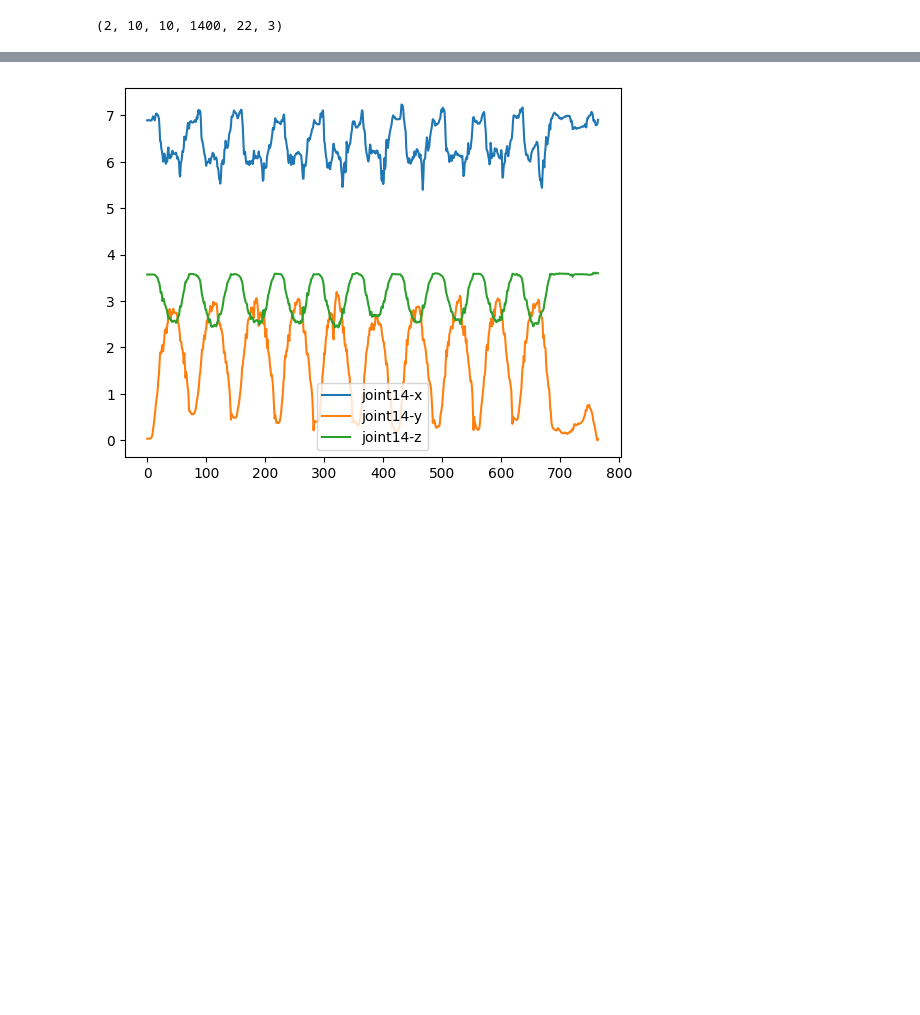
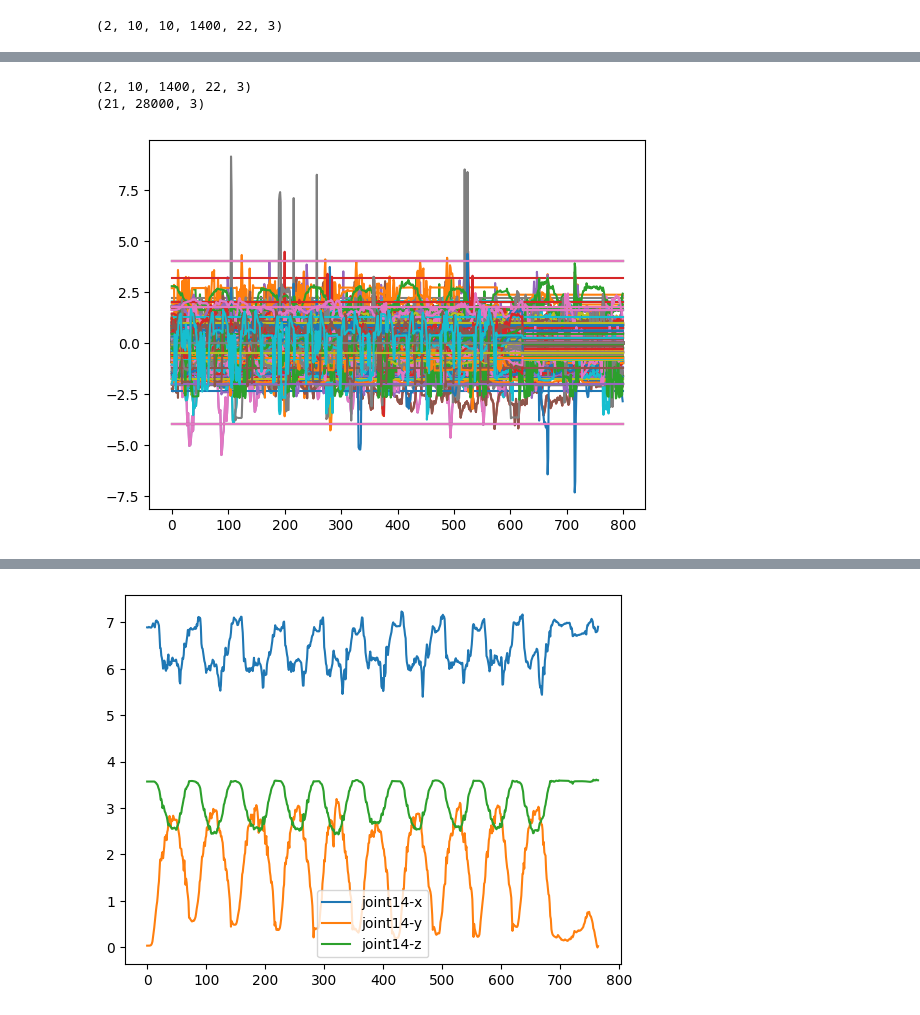
Before and after one commit to z1ko/ActionQ, a Jupyter notebook: notebooks/ui-prmd.ipynb, the cells around one changed output, grey strips where cells are left out. Cells and saved outputs as stored; diff of their text form; code cells hidden in the pictures; blank space fills up the shorter version.

Commit message:
adds support for uiprmd

```diff
--- a/notebooks/ui-prmd.ipynb
+++ b/notebooks/ui-prmd.ipynb
@@ -100,0 +120,29 @@ print(complete_padded_data.shape)
+# %%
+# Standardize all data in exercise 1, each joint is indipendent
+
+exercise = np.copy(complete_padded_data[:, 0, ...])
+print(exercise.shape)
+
+# Removes weist, it is always at 0,0,0
+exercise = np.delete(exercise, 0, axis=3)
+
+C, S, L, J, F = exercise.shape
+exercise = ein.rearrange(exercise, "C S L J F -> J (C S L) F")
+print(exercise.shape)
+
+for joint in range(0, 21):
+    scaler = preprocessing.RobustScaler()
+    joint_data = scaler.fit_transform(exercise[joint, :, :])
+    exercise[joint, :, :] = joint_data
+
+exercise = ein.rearrange(exercise, "J (C S L) F -> C S L J F", S=S, L=L, J=J)
+
+tmp = ein.rearrange(exercise, "C S L J F -> C L (S J F)")
+plt.plot(tmp[0, :800, :])
+plt.show()
+
+save_data_object(exercise, 'uiprmd_e1_scaled.pkl')
+# %% [output]
+(2, 10, 1400, 22, 3)
+(21, 28000, 3)
+[figure, added]
```
Also changed, not shown: parts of 6 cells of this notebook, 6 other files.
